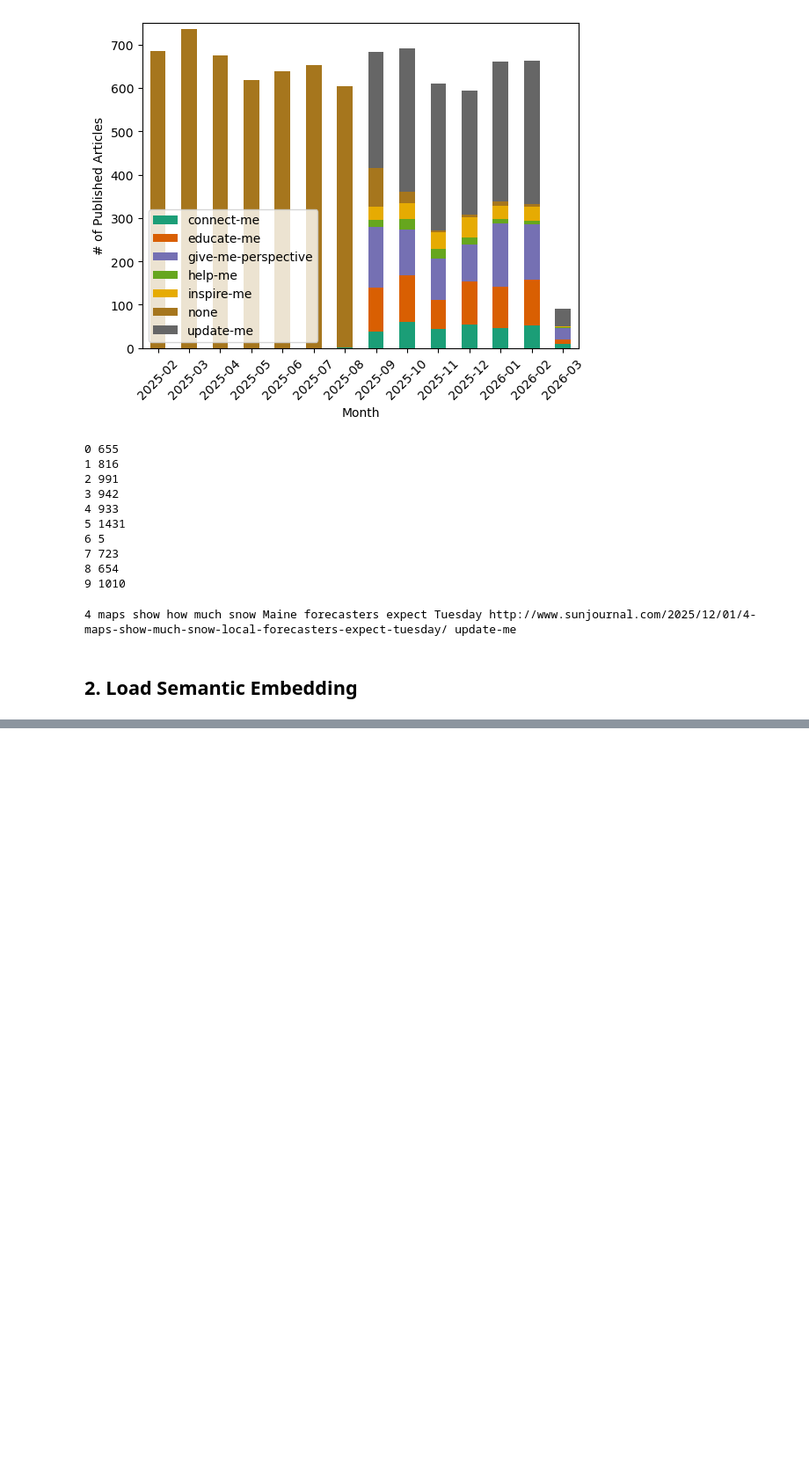
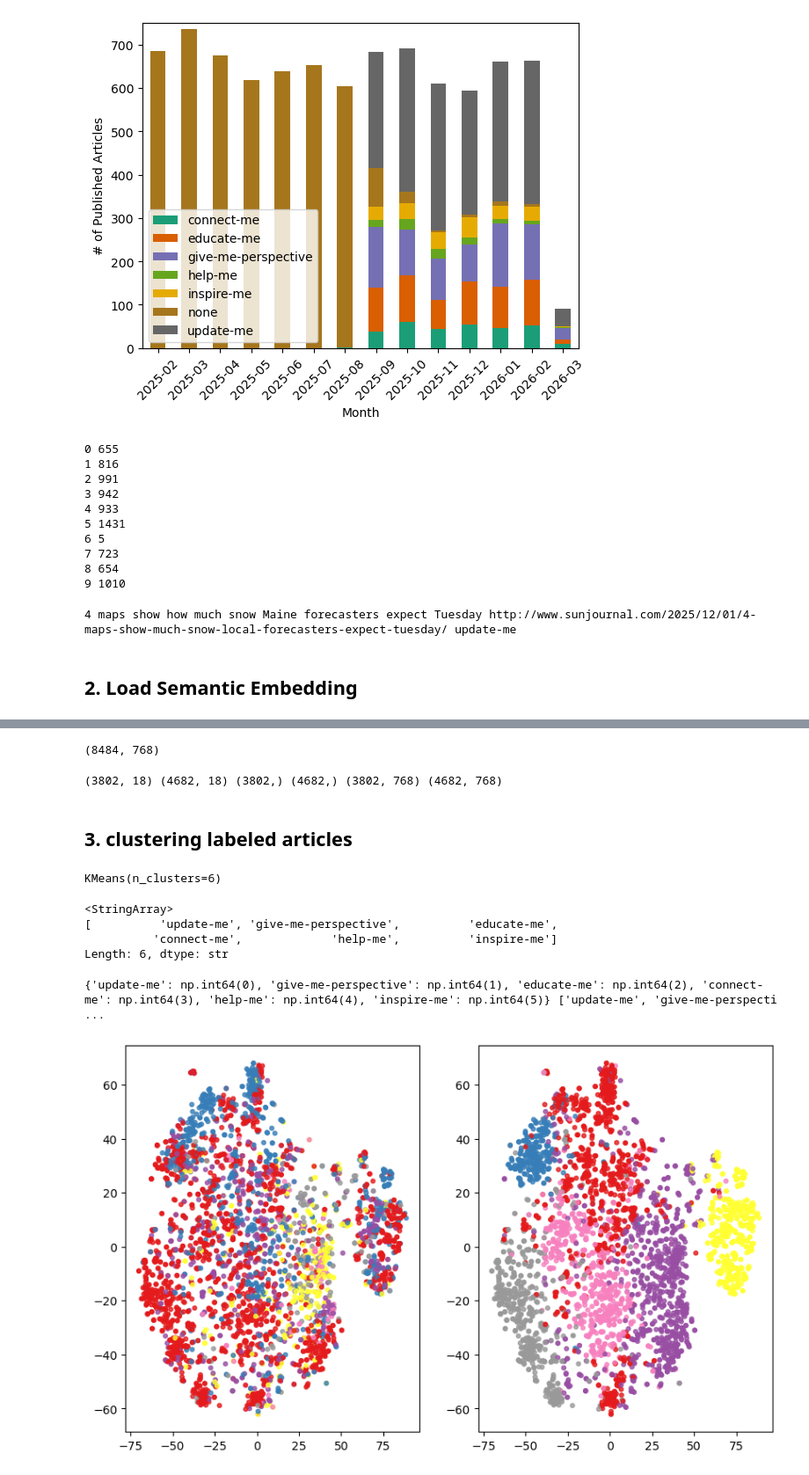
Before and after one commit to bhavyasreepyla/UML-FINAL-PROJECT, a Jupyter notebook: EDA-bv.ipynb, the cells around one changed output, grey strips where cells are left out. Shown at 88% size. Cells and saved outputs as stored; diff of their text form; code cells hidden in the pictures; blank space fills up the shorter version.

Commit message:
clustering etc.

```diff
--- a/EDA-bv.ipynb
+++ b/EDA-bv.ipynb
@@ -68,0 +82,73 @@ print(art.Title,art.URL,art.User_Needs)
+# %%
+url_arr = np.array(url_emb, dtype=str)
+embed_arr = np.array(cluster_emb)
+# %%
+# filter out very short articles
+min_word_count = 50
+word_count_mask = [len(text.split(' ')) > min_word_count for text in df.text]
+
+df_masked = df[word_count_mask].reset_index(drop=True)
+url_masked = url_arr[word_count_mask]
+embed_masked = embed_arr[word_count_mask]
+print(embed_masked.shape)
+# %% [output]
+(8484, 768)
+# %%
+# split into labeled/unlabeled
+
+user_needs = df_masked.User_Needs.to_numpy()
+
+unlabeled_mask = user_needs == 'none'
+labeled_mask = ~unlabeled_mask
+
+df_labeled = df_masked[labeled_mask].reset_index(drop=True)
+df_unlabeled = df_masked[unlabeled_mask].reset_index(drop=True)
+url_labeled = url_masked[labeled_mask]
+url_unlabeled = url_masked[unlabeled_mask]
+embed_labeled = embed_masked[labeled_mask]
+embed_unlabeled = embed_masked[unlabeled_mask]
+# %%
+print(df_labeled.shape, df_unlabeled.shape, url_labeled.shape, url_unlabeled.shape,
+      embed_labeled.shape, embed_unlabeled.shape) # checking that the filters have left equivalent samples
+# %% [output]
+(3802, 18) (4682, 18) (3802,) (4682,) (3802, 768) (4682, 768)
+# %% [markdown]
+## 3. clustering labeled articles
+# %%
+from sklearn.manifold import TSNE
+from sklearn.cluster import KMeans
+
+n_clusters = len(df_labeled.User_Needs.unique())
+
+tsne = TSNE(n_components=2)
+X_tsne = tsne.fit_transform(embed_labeled)
+kmeans = KMeans(n_clusters=n_clusters)
+kmeans.fit(embed_labeled)
+# %% [output]
+KMeans(n_clusters=6)
+# %%
+df_labeled.User_Needs.unique()
+# %% [output]
+<StringArray>
+[          'update-me', 'give-me-perspective',          'educate-me',
+          'connect-me',             'help-me',          'inspire-me']
+Length: 6, dtype: str
+# %%
+# label encode user needs
+label_map = dict(zip(df_labeled.User_Needs.unique(),np.arange(6)))
+user_encoded = df_labeled.User_Needs.map(label_map).to_numpy()
+print(label_map,list(df_labeled.User_Needs[:5]),user_encoded[:5])
+# %% [output]
+{'update-me': np.int64(0), 'give-me-perspective': np.int64(1), 'educate-me': np.int64(2), 'connect-me': np.int64(3), 'help-me': np.int64(4), 'inspire-me': np.int64(5)} ['update-me', 'give-me-perspecti ...
+# %%
+fig, axs = plt.subplots(1,2,figsize=(10,6))
+
+# first, scatter with their original labels
+axs[0].scatter(X_tsne[:,0],X_tsne[:,1],marker='.',c=user_encoded,cmap='Set1',s=50,alpha=.8)
+
+# second, scatter with clusters
+axs[1].scatter(X_tsne[:,0],X_tsne[:,1],marker='.',c=kmeans.labels_,cmap='Set1',s=50,alpha=.8)
+
+plt.show()
+# %% [output]
+[figure, added]
```
Also changed, not shown: parts of 4 cells of this notebook.
